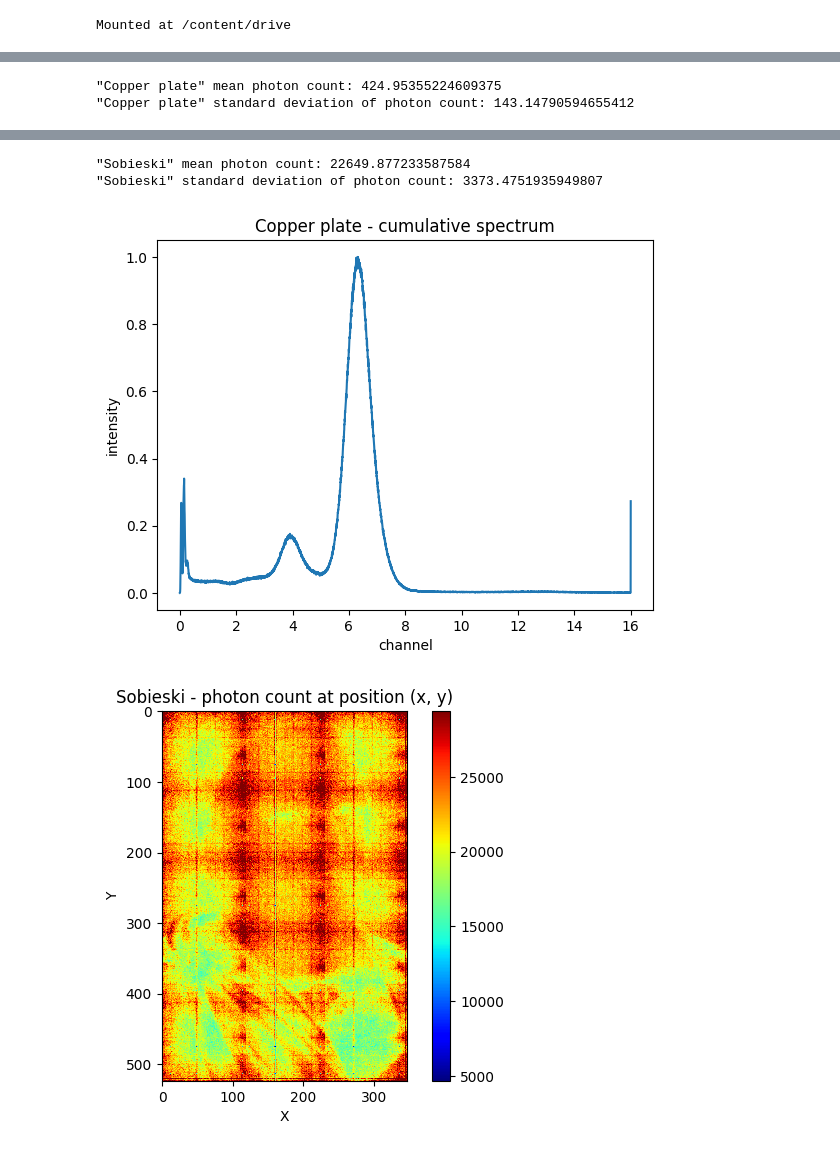
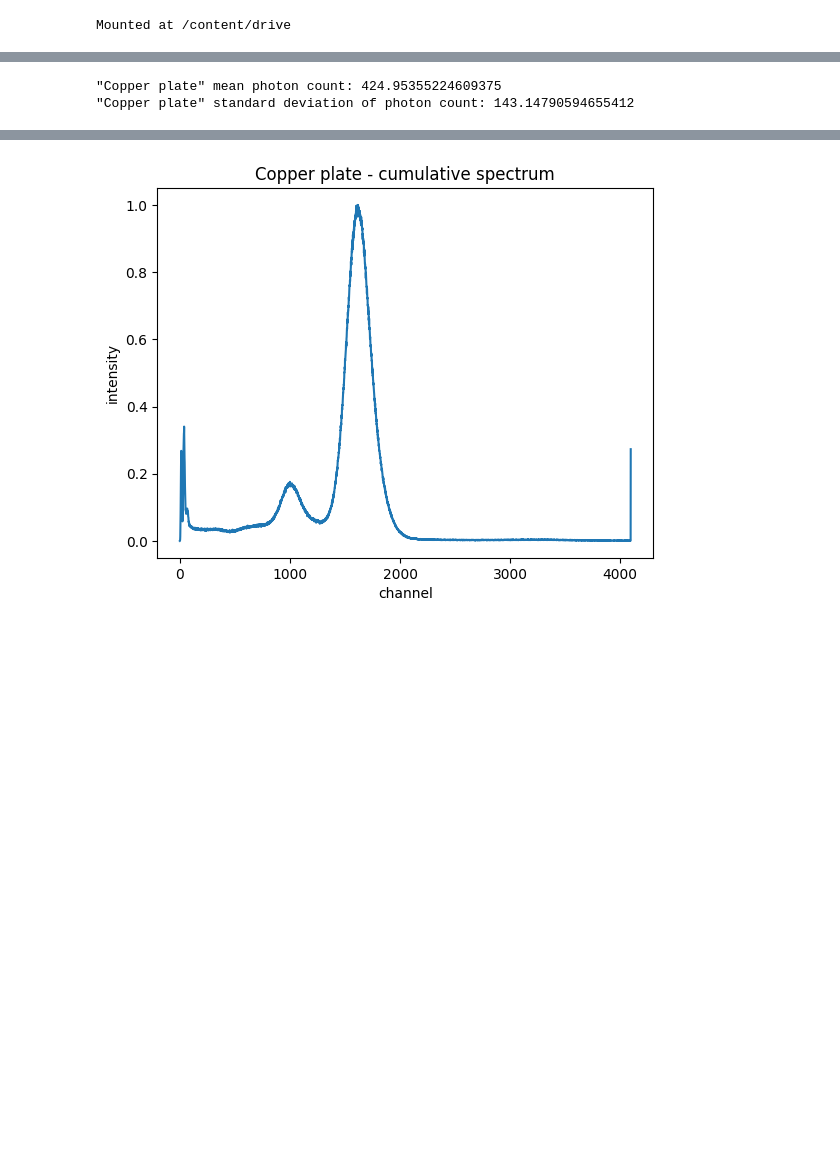
Before and after one commit to erzar0/1d-vit-for-classification-of-xrf-spectra, a Jupyter notebook: data_exploration.ipynb, the cells around one changed output, grey strips where cells are left out. Cells and saved outputs as stored; diff of their text form; code cells hidden in the pictures; blank space fills up the shorter version.

```diff
--- a/data_exploration.ipynb
+++ b/data_exploration.ipynb
@@ -133,36 +132,33 @@ from scipy.ndimage import gaussian_filter
 def show_stats(measurement, name=None):
     measurement_photon_count = np.sum(measurement, axis=-1)
 
     mu = np.mean(measurement_photon_count)
     sigma = np.var(measurement_photon_count)**0.5
     print(f"\"{name}\" mean photon count: {mu}")
     print(f"\"{name}\" standard deviation of photon count: {sigma}")
 
     plt.figure(random.randint(1, 10e10))
     plt.imshow(measurement_photon_count, cmap='jet', interpolation='nearest', vmax=mu + 2 * sigma)
     plt.colorbar()
     plt.xlabel("X")
     plt.ylabel("Y")
     plt.title(f"{name} - photon count at position (x, y)")
     plt.show()
 
     cumulative_spectrum = np.sum(measurement, (0, 1))
     cumulative_spectrum = cumulative_spectrum / np.max(cumulative_spectrum)
     plt.figure(random.randint(1, 10e10))
     plt.xlabel("channel")
     plt.ylabel("intensity")
     plt.title(f"{name} - cumulative spectrum")
-    plt.plot(np.linspace(0, 16, measurement.shape[-1]), cumulative_spectrum)
+    plt.plot(cumulative_spectrum)
 
 show_stats(copper_plate_e_xy, name="Copper plate")
 # show_stats(gasecki_e_xy, name="Gąsecki")
-show_stats(sobieski_e_xy, name="Sobieski")
+# show_stats(sobieski_e_xy, name="Sobieski")
 # show_stats(matka_boska_e_xy, name="Matka Boska")
 # %% [output]
 "Copper plate" mean photon count: 424.95355224609375
 "Copper plate" standard deviation of photon count: 143.14790594655412
 [figure]
-"Sobieski" mean photon count: 22649.877233587584
-"Sobieski" standard deviation of photon count: 3373.4751935949807
-[figure, old version]
+[figure, new version]
-[figure, removed]
```
Also changed, not shown: parts of 19 cells of this notebook.
